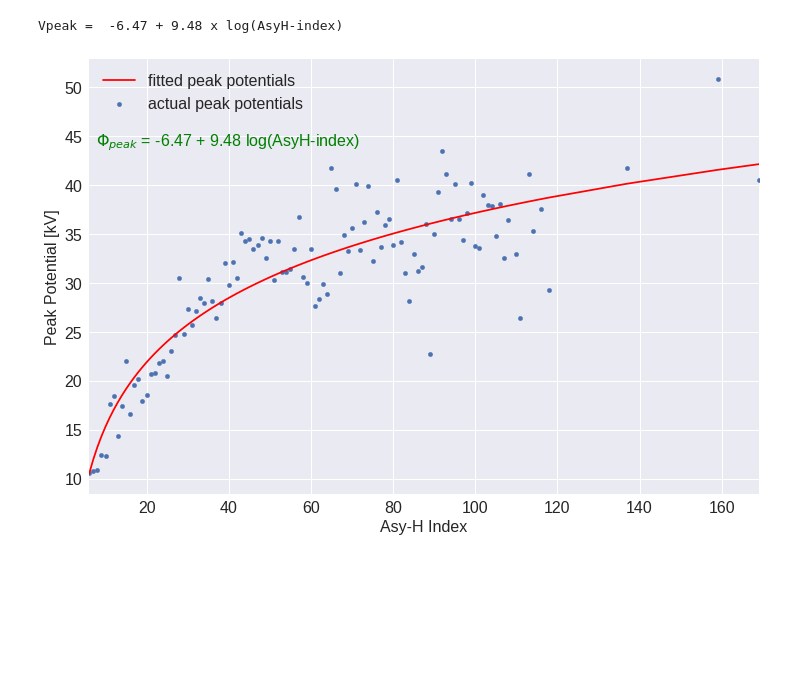
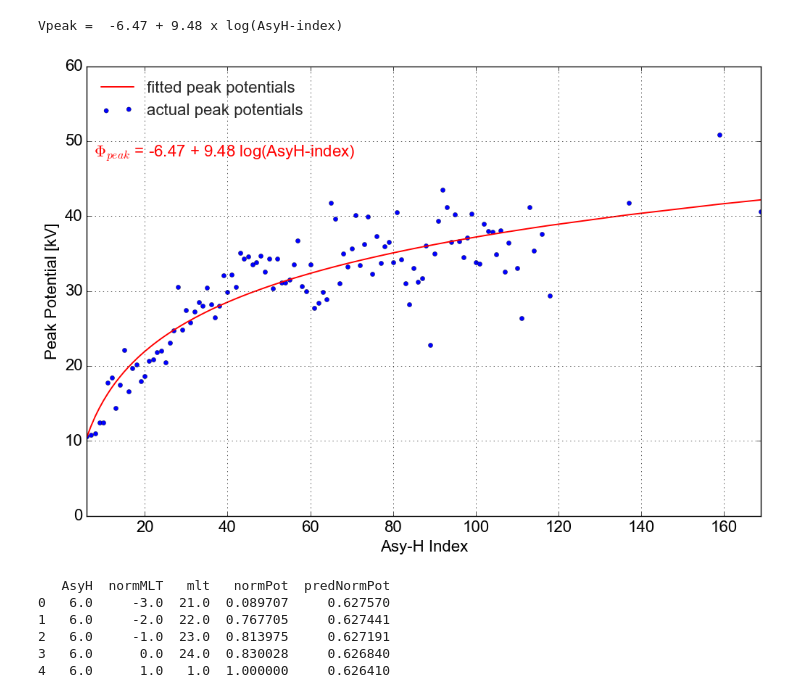
Before and after one commit to bharatreddy/indsvels, a Jupyter notebook: ipy/model-potentials.ipynb, the cells around one changed output. Drawn from its saved outputs; the diff is of its cells as text; code cells hidden in the pictures; blank space fills up the shorter version.

```diff
--- a/ipy/model-potentials.ipynb
+++ b/ipy/model-potentials.ipynb
@@ -130,25 +136,27 @@ Vpeak =  -6.47 + 9.48 x log(AsyH-index)
 # %%
 f = plt.figure(figsize=(12, 8))
 ax = f.add_subplot(1,1,1)
 
+sns.set_style("whitegrid")
+sns.set_context("paper")
 
 peakPotDF.plot( x="AsyH", y="peakPotMagn", kind="scatter", ax=ax, label="actual peak potentials" )
 peakPotDF.plot( x="AsyH", y="predPeakPot", c="r", ax=ax, label="fitted peak potentials" )
 
 printText = "$\Phi_{peak}$ = " +\
             str( round(poptPeakPot[0],2) ) +\
             " + " + str( round(poptPeakPot[1],2) ) +\
             " log(AsyH-index)"
 
 ax.text(0.01, 0.8,  printText,
             transform=ax.transAxes,
-            color='green', fontsize=16)
+            color='red', fontsize=16)
 
 ax.set_xlabel("Asy-H Index", fontsize=16)
 ax.set_ylabel("Peak Potential [kV]", fontsize=16)
 ax.tick_params(labelsize=16)
-ax.legend(fontsize=16)
+ax.legend(fontsize=16, loc=2, scatterpoints=2)
 
 f.savefig( "../figs/potMagFit.pdf" )
 # %% [output]
-[figure, old version]
+[figure, new version]
@@ -154,0 +172,19 @@ f.savefig( "../figs/potMagFit.pdf" )
+# %%
+mltPotDF = potDF[ ["AsyH", "normMLT", "normPot", "mlt"]\
+                ].groupby( ["AsyH", "normMLT", "mlt"] \
+                ).max().reset_index()
+# get pred peak potentials
+
+poptNormPot, pcovNormPot = curve_fit(mlt_fit_harmonic,\
+                               (mltPotDF['mlt'].T,mltPotDF['AsyH'].T),\
+                               mltPotDF['normPot'], p0=(1., 1., 1., 1., 1.))
+
+mltPotDF["predNormPot"] = [ mlt_fit_harmonic( (x, y), *poptNormPot) for x,y in zip(mltPotDF["mlt"],mltPotDF["AsyH"]) ]
+print mltPotDF.head()
+# %% [output]
+   AsyH  normMLT   mlt   normPot  predNormPot
+0   6.0     -3.0  21.0  0.089707     0.627570
+1   6.0     -2.0  22.0  0.767705     0.627441
+2   6.0     -1.0  23.0  0.813975     0.627191
+3   6.0      0.0  24.0  0.830028     0.626840
+4   6.0      1.0   1.0  1.000000     0.626410
```
Also changed, not shown: parts of 4 cells of this notebook, 2 other files.
